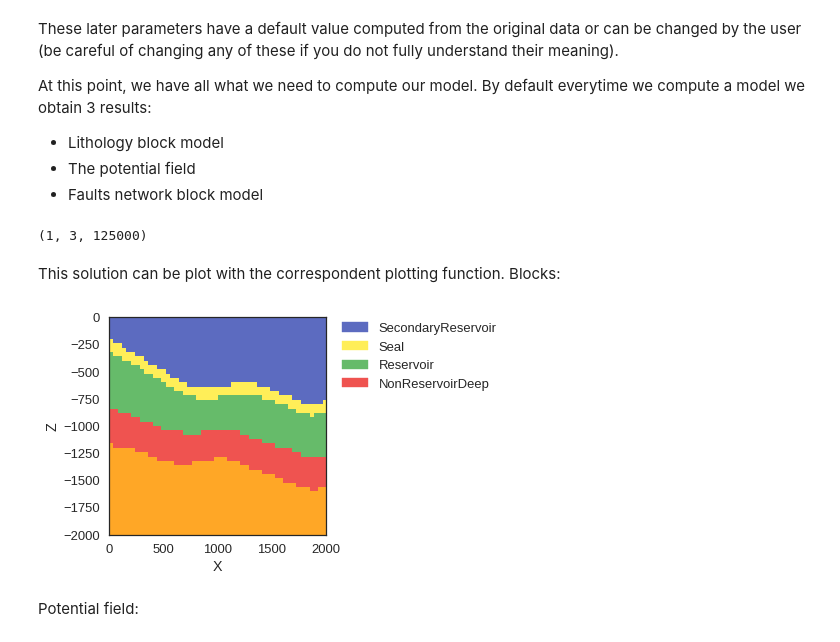
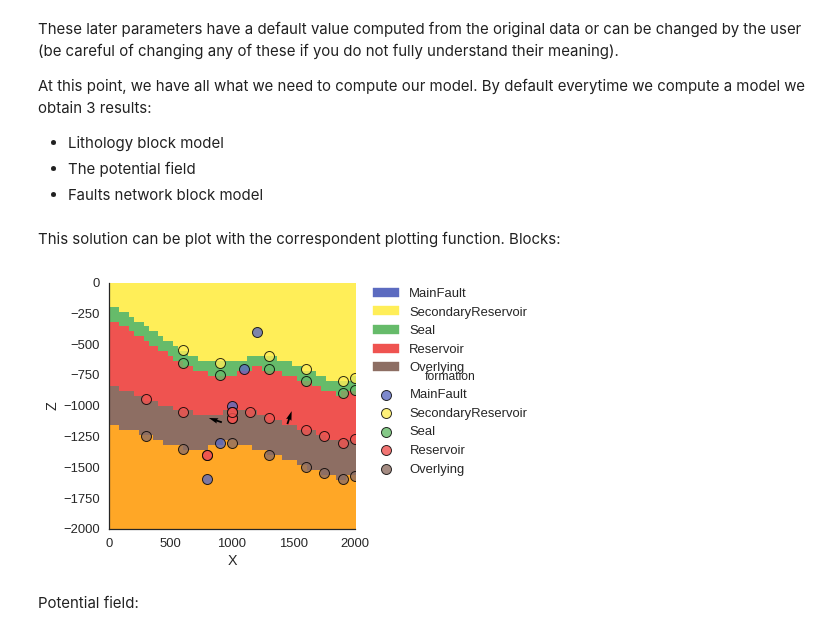
Before and after one commit to gempy-project/gempy, a Jupyter notebook: Tutorial/ch1.ipynb, the cells around one changed output. Cells and saved outputs as stored; diff of their text form; code cells hidden in the pictures.

```diff
--- a/Tutorial/ch1.ipynb
+++ b/Tutorial/ch1.ipynb
@@ -25,8 +30,10 @@ geo_data = gp.create_data([0,2000,0,2000,-2000,0],[ 50,50,50],
 # %%
 # Assigning series to formations as well as their order (timewise)
 gp.set_series(geo_data, {"fault":'MainFault',
-                      "Rest":('SecondaryReservoir','Seal','Reservoir', 'NonReservoirDeep')},
-                       order_series = ["fault", "Rest"],
-                       order_formations=['MainFault','SecondaryReservoir', 'Seal','Reservoir','NonReservoirDeep' ])
+                      "Rest": ('SecondaryReservoir','Seal', 'Reservoir', 'Overlying')},
+                       order_series = ["fault", 'Rest'],
+                       order_formations=['MainFault',
+                                         'SecondaryReservoir', 'Seal','Reservoir', 'Overlying',
+                                         ])
 # %% [output]
 <gempy.strat_pile.StratigraphicPile at 0x...>
@@ -34,2 +40,0 @@ gp.set_series(geo_data, {"fault":'MainFault',
-# %%
-geo_data = gp.select_series(geo_data, ['Rest'])
@@ -110,7 +104,7 @@ As we have seen objects DataManagement.InputData (usually called geo_data in the
 
 Once we have the data ready to generate a model, we will need to create the next object type towards the final geological model:
 # %%
-interp_data = gp.InterpolatorInput(geo_data, u_grade = [3],
-                                   verbose=['u_grade'])
+interp_data = gp.InterpolatorInput(geo_data,# u_grade = [3],
+                                   verbose=['faults_block'])
 print(interp_data)
 # %% [output]
@@ -151,5 +142,4 @@ At this point, we have all what we need to compute our model. By default everyti
 - The potential field
 - Faults network block model
 # %%
-#%%timeit
-sol = gp.compute_model(interp_data)
+lith_block, fault_block = gp.compute_model(interp_data)
@@ -158,12 +146,9 @@ sol = gp.compute_model(interp_data)
-# %%
-sol.shape
-# %% [output]
-(1, 3, 125000)
 # %% [markdown]
 This solution can be plot with the correspondent plotting function. Blocks:
 # %%
-gp.plot_section(geo_data, sol[-1, 0, :], 25, plot_data=False)
+%matplotlib inline
+gp.plot_section(geo_data, lith_block[0], 25, plot_data=True)
 # %% [output]
-[figure, old version]
+[figure, new version]
 # %% [markdown]
 Potential field:
```
Also changed, not shown: parts of 27 cells of this notebook, 6 other files.
